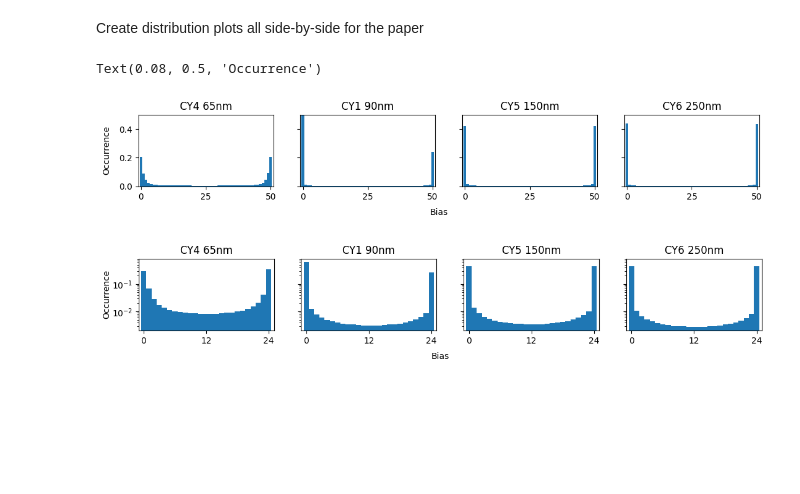
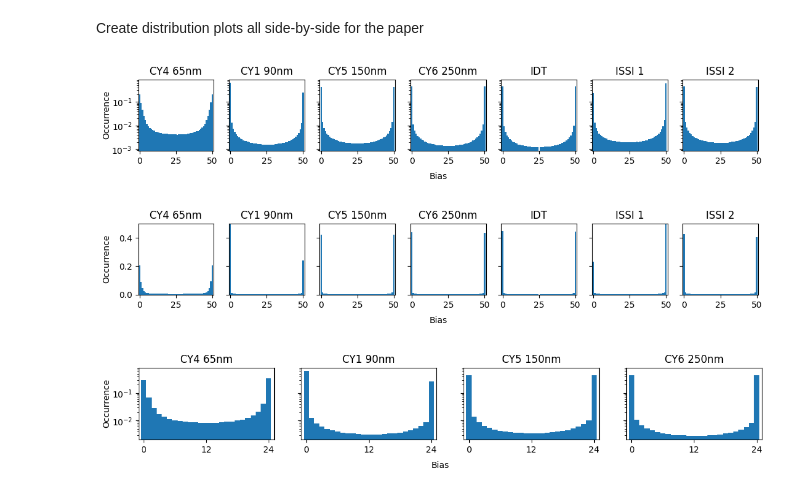
Before and after one commit to ihalseide/sram-fingerprint, a Jupyter notebook: analysis/izak_notebook.ipynb, the cells around one changed output. Saved outputs shown, nothing was run; the diff lists cells and outputs as text; code cells hidden in the pictures; blank space fills up the shorter version.

```diff
--- a/analysis/izak_notebook.ipynb
+++ b/analysis/izak_notebook.ipynb
@@ -1900,38 +1901,39 @@ Create distribution plots all side-by-side for the paper
 # %%
 label_and_paths = [
     ("CY4 65nm", r"C:\Users\ihals\OneDrive - Colostate\RAM_Lab\Senior_Design\Data\CY4-65nm-1\30C-30s-50dumps-2024.11.05.txt-results\Votes-50.npy"),
     ("CY1 90nm", r"C:\Users\ihals\OneDrive - Colostate\RAM_Lab\Senior_Design\Data\CY1-90nm-2\RT-30s-50dumps.txt-results\Votes-50.npy"),
     ("CY5 150nm", r"C:\Users\ihals\OneDrive - Colostate\RAM_Lab\Senior_Design\Data\CY5-150nm-2\50_captures_15_second_delay.txt-results\Votes-50.npy"),
     ("CY6 250nm", r"C:\Users\ihals\OneDrive - Colostate\RAM_Lab\Senior_Design\Data\CY6-250nm-1\30C-60s-50dumps-2024.11.01.txt-results\Votes-50.npy"),
-    # ("IDT", r"C:\Users\ihals\OneDrive - Colostate\RAM_Lab\Senior_Design\Data\IDT1-1\50_captures_15_second_delay.txt-results\Votes-49.npy"),
-    # ("ISSI 1", r"C:\Users\ihals\OneDrive - Colostate\RAM_Lab\Senior_Design\Data\ISSI1-1\50_captures_15_second_delay.txt-results\Votes-50.npy"),
-    # ("ISSI 2", r"C:\Users\ihals\OneDrive - Colostate\RAM_Lab\Senior_Design\Data\ISSI2-5\RT-60s-50dumps.txt-results\Votes-50.npy"),
+    ("IDT", r"C:\Users\ihals\OneDrive - Colostate\RAM_Lab\Senior_Design\Data\IDT1-1\50_captures_15_second_delay.txt-results\Votes-49.npy"),
+    ("ISSI 1", r"C:\Users\ihals\OneDrive - Colostate\RAM_Lab\Senior_Design\Data\ISSI1-1\50_captures_15_second_delay.txt-results\Votes-50.npy"),
+    ("ISSI 2", r"C:\Users\ihals\OneDrive - Colostate\RAM_Lab\Senior_Design\Data\ISSI2-5\RT-60s-50dumps.txt-results\Votes-50.npy"),
 ]
 
-fig, axs = plt.subplots(1, len(label_and_paths), sharex="row", sharey="row")
-fig.set_figwidth(6.5 *2)
-fig.set_figheight(0.75 *2)
+for is_log in (True, False):
+    fig, axs = plt.subplots(1, len(label_and_paths), sharex="row", sharey="row")
+    fig.set_figwidth(6.5 *2)
+    fig.set_figheight(0.75 *2)
 
-for i, label_and_path in enumerate(label_and_paths):
-    label, path = label_and_path
-    votes = np.load(path)
-    hist, _ = np.histogram(votes, 51)
-    axs[i].bar(range(51), hist / NUM_BITS, 1.0)
-    axs[i].set_title(label)
+    for i, label_and_path in enumerate(label_and_paths):
+        label, path = label_and_path
+        votes = np.load(path)
+        hist, _ = np.histogram(votes, 51)
+        axs[i].bar(range(51), hist / NUM_BITS, 1.0)
+        axs[i].set_title(label)
 
-fig.gca().set_xlim(-1, 51)
-fig.gca().set_xticks([0, 25, 50])
-if True:
-    fig.gca().set_ylim(0, 0.5)
-else:
-    fig.gca().set_yscale('log')
-# fig.set_xlabel("Bias")
-# fig.set_ylabel("Occurrence")
-fig.text(0.5, -0.2, 'Bias', ha='center')
-fig.text(0.08, 0.5, 'Occurrence', va='center', rotation='vertical')
+    fig.gca().set_xlim(-1, 51)
+    fig.gca().set_xticks([0, 25, 50])
+    if not is_log:
+        fig.gca().set_ylim(0, 0.5)
+    else:
+        fig.gca().set_yscale('log')
+    # fig.set_xlabel("Bias")
+    # fig.set_ylabel("Occurrence")
+    fig.text(0.5, -0.2, 'Bias', ha='center')
+    fig.text(0.08, 0.5, 'Occurrence', va='center', rotation='vertical')
 # %% [output]
-Text(0.08, 0.5, 'Occurrence')
-[figure, old version]
+[figure, new version]
+[figure, added]
 # %%
 label_and_paths = [
     ("CY4 65nm", r"C:\Users\ihals\OneDrive - Colostate\RAM_Lab\Senior_Design\Data\CY4-65nm-1\30C-30s-50dumps-2024.11.05.txt-results\Votes-50.npy"),
```
Also changed, not shown: parts of 27 cells of this notebook.
